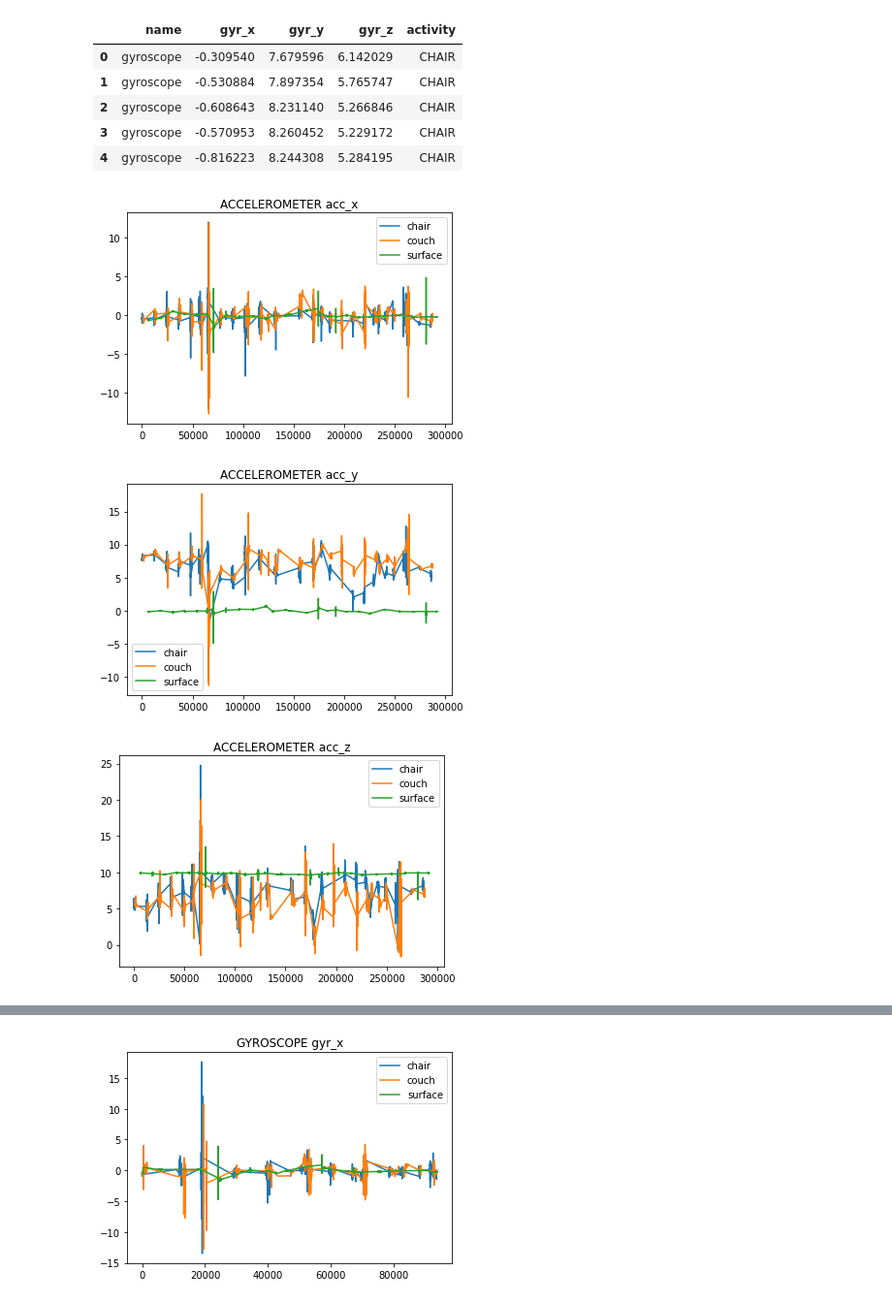
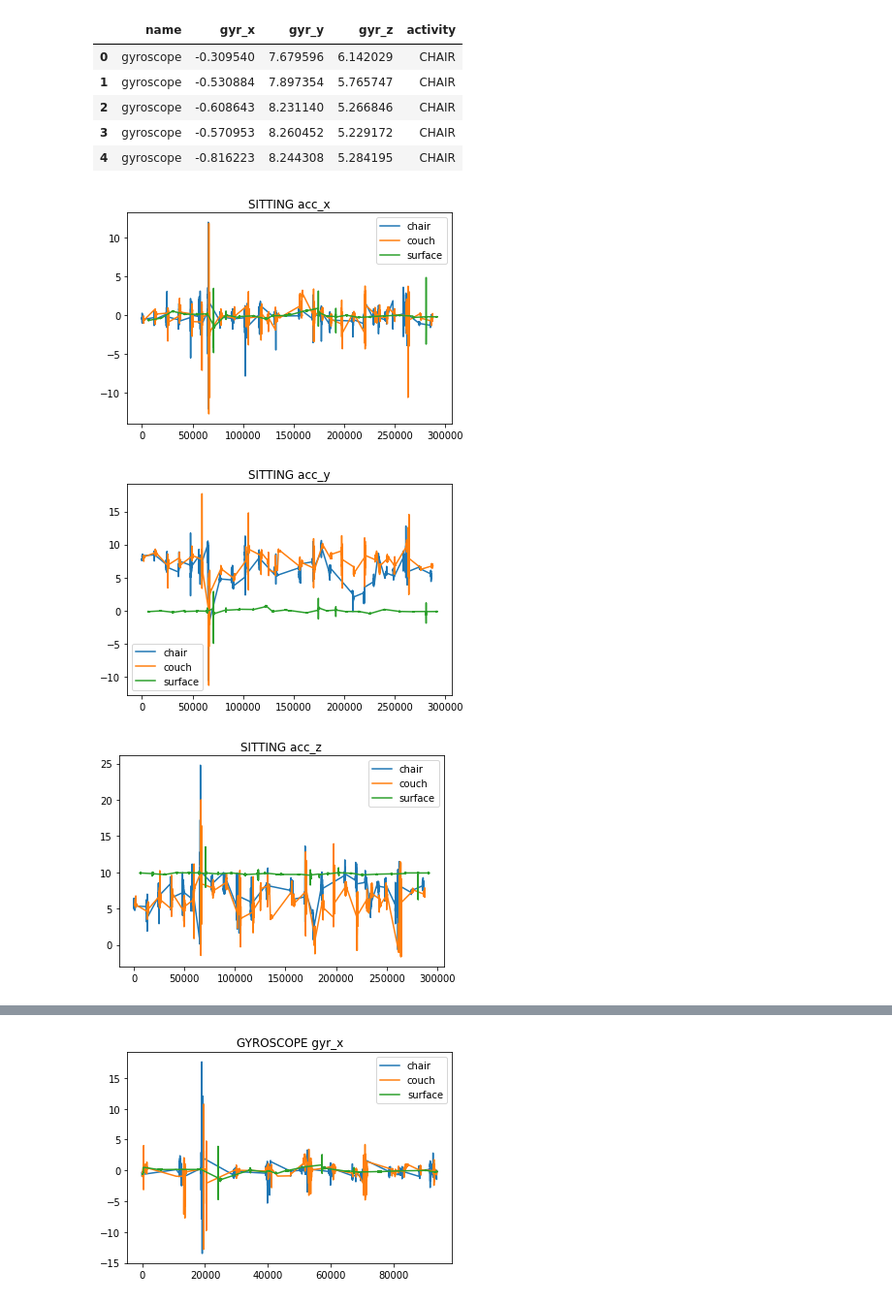
Before and after one commit to kartikvirendrar/Cristl, a Jupyter notebook: data_preprocessing.ipynb, the cells around one changed output, grey strips where cells are left out. Shown at 97% size. Saved outputs shown, nothing was run; the diff lists cells and outputs as text; code cells hidden in the pictures.

```diff
--- a/data_preprocessing.ipynb
+++ b/data_preprocessing.ipynb
@@ -38,26 +42,26 @@ gyrsurface= gyroscope[gyroscope['activity'] == 'SURFACE']
 # %%
 import matplotlib.pyplot as plt
-plt.title("ACCELEROMETER acc_x")
+plt.title("SITTING acc_x")
 plt.plot(accchair["acc_x"], label="chair")
 plt.plot(acccouch["acc_x"], label="couch")
 plt.plot(accsurface["acc_x"], label="surface")
 plt.legend()
 plt.show()
 
-plt.title("ACCELEROMETER acc_y")
+plt.title("SITTING acc_y")
 plt.plot(accchair["acc_y"], label="chair")
 plt.plot(acccouch["acc_y"], label="couch")
 plt.plot(accsurface["acc_y"], label="surface")
 plt.legend()
 plt.show()
 
-plt.title("ACCELEROMETER acc_z")
+plt.title("SITTING acc_z")
 plt.plot(accchair["acc_z"], label="chair")
 plt.plot(acccouch["acc_z"], label="couch")
 plt.plot(accsurface["acc_z"], label="surface")
 plt.legend()
 plt.show()
 # %% [output]
-[figure, old version]
+[figure, new version]
-[figure, old version]
+[figure, new version]
-[figure, old version]
+[figure, new version]
```
Also changed, not shown: parts of 3 cells of this notebook.
